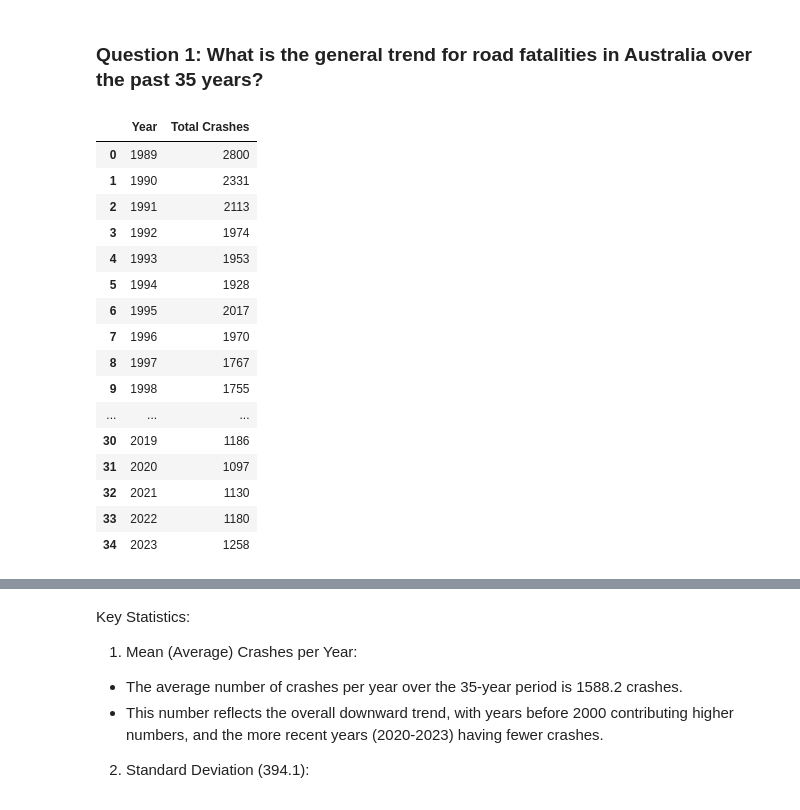
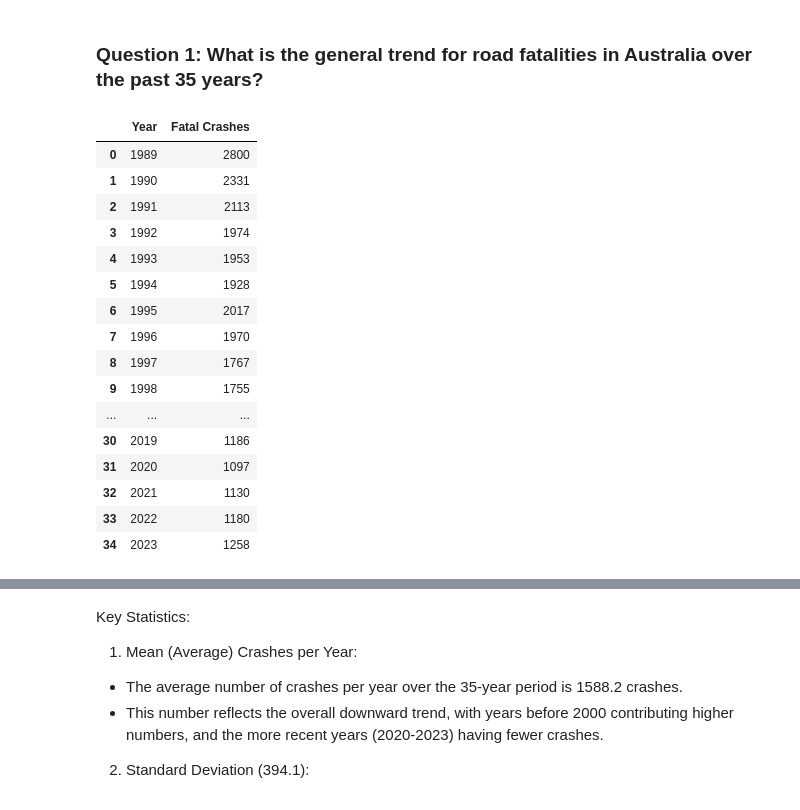
Before and after one commit to Yukitoshi12345/Australia-Road-Fatality, a Jupyter notebook: main.ipynb, the cells around one changed output, grey strips where cells are left out. Cells and saved outputs as stored; diff of their text form; code cells hidden in the pictures.

```diff
--- a/main.ipynb
+++ b/main.ipynb
@@ -30,7 +30,7 @@ df_fatalities_clean = df_fatalities.replace(-9, pd.NA).fillna(pd.NA)
 # %%
 # Removing the incomplete data for the year 2024
 # Keeping only the data up to the most recent complete year, which is 2023
-df_fatalities_clean = df_fatalities_clean.loc[df_fatalities['Year'] != 2024]
+df_fatalities_clean = df_fatalities_clean.loc[df_fatalities_clean['Year'] != 2024]
 
 # Displaying the cleaned DataFrame
 df_fatalities_clean
@@ -75,15 +75,19 @@ array(['SA', 'Qld', 'Tas', 'WA', 'NSW', 'Vic', 'NT', 'ACT'], dtype=object)
 # %% [markdown]
 ### Question 1: What is the general trend for road fatalities in Australia over the past 35 years?
 # %%
-# Assuming df_fatalities_clean is the DataFrame with the cleaned data up to 2023
-# Group by 'Year' and count the number of crashes
-yearly_crashes = df_fatalities_clean.groupby('Year')['Crash ID'].count().reset_index()
-yearly_crashes.rename(columns={'Crash ID': 'Total Crashes'}, inplace=True)
+# Group by 'Year' and count the number of fatal crashes
+yearly_crashes = (
+    df_fatalities_clean
+    .groupby('Year', as_index=False)['Crash ID']
+    .count()
+    .rename(columns={'Crash ID': 'Fatal Crashes'})
+    .sort_values('Year')
+)
 
 # Display the aggregated data
 yearly_crashes
 # %% [output]
-|  | Year | Total Crashes |
+|  | Year | Fatal Crashes |
 | 0 | 1989 | 2800 |
 | 1 | 1990 | 2331 |
 | 2 | 1991 | 2113 |
```
Also changed, not shown: parts of 2 cells of this notebook, 1 other file.
